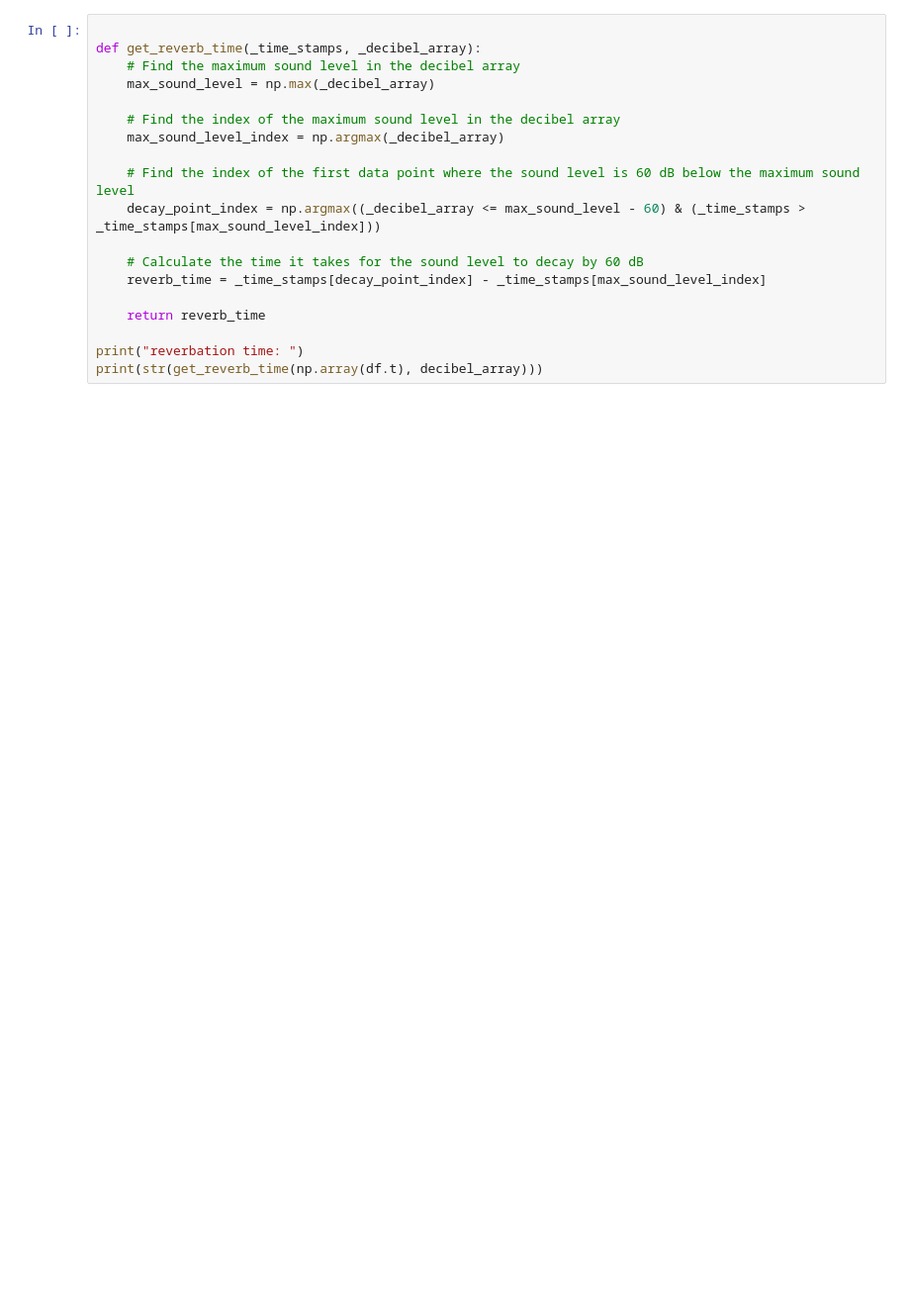
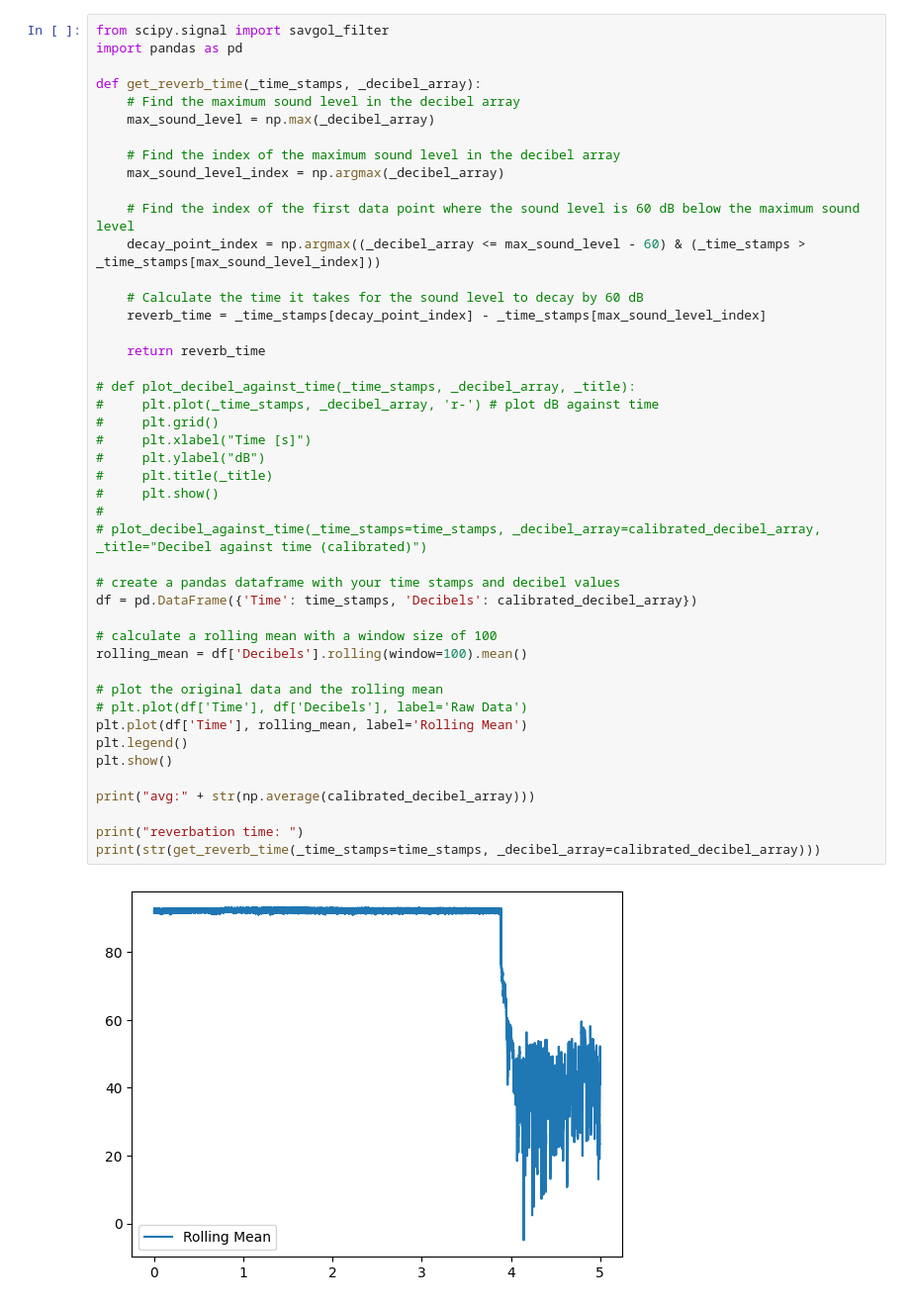
Before and after one commit to Spraxs/hva_project_1_3, a Jupyter notebook: Project13.ipynb, the cells around one changed output. Shown at 99% size. Drawn from its saved outputs; the diff is of its cells as text; blank space fills up the shorter version.

Commit message:
Aan het experimenteren om decibels tegen tijd te plotten. Dit moet leesbaar zijn om de nagalmtijd goed af te lezen.

```diff
--- a/Project13.ipynb
+++ b/Project13.ipynb
@@ -82,20 +82,47 @@ avg:102.7804143315215
 # %%
+from scipy.signal import savgol_filter
+import pandas as pd
 
 def get_reverb_time(_time_stamps, _decibel_array):
     # Find the maximum sound level in the decibel array
     max_sound_level = np.max(_decibel_array)
 
     # Find the index of the maximum sound level in the decibel array
     max_sound_level_index = np.argmax(_decibel_array)
 
     # Find the index of the first data point where the sound level is 60 dB below the maximum sound level
     decay_point_index = np.argmax((_decibel_array <= max_sound_level - 60) & (_time_stamps > _time_stamps[max_sound_level_index]))
 
     # Calculate the time it takes for the sound level to decay by 60 dB
     reverb_time = _time_stamps[decay_point_index] - _time_stamps[max_sound_level_index]
 
     return reverb_time
 
+# def plot_decibel_against_time(_time_stamps, _decibel_array, _title):
+#     plt.plot(_time_stamps, _decibel_array, 'r-') # plot dB against time
+#     plt.grid()
+#     plt.xlabel("Time [s]")
+#     plt.ylabel("dB")
+#     plt.title(_title)
+#     plt.show()
+#
+# plot_decibel_against_time(_time_stamps=time_stamps, _decibel_array=calibrated_decibel_array, _title="Decibel against time (calibrated)")
+
+# create a pandas dataframe with your time stamps and decibel values
+df = pd.DataFrame({'Time': time_stamps, 'Decibels': calibrated_decibel_array})
+
+# calculate a rolling mean with a window size of 100
+rolling_mean = df['Decibels'].rolling(window=100).mean()
+
+# plot the original data and the rolling mean
+# plt.plot(df['Time'], df['Decibels'], label='Raw Data')
+plt.plot(df['Time'], rolling_mean, label='Rolling Mean')
+plt.legend()
+plt.show()
+
+print("avg:" + str(np.average(calibrated_decibel_array)))
+
 print("reverbation time: ")
-print(str(get_reverb_time(np.array(df.t), decibel_array)))
+print(str(get_reverb_time(_time_stamps=time_stamps, _decibel_array=calibrated_decibel_array)))
 # %% [output]
+[figure, added]
```
Also changed, not shown: parts of 2 cells of this notebook.
